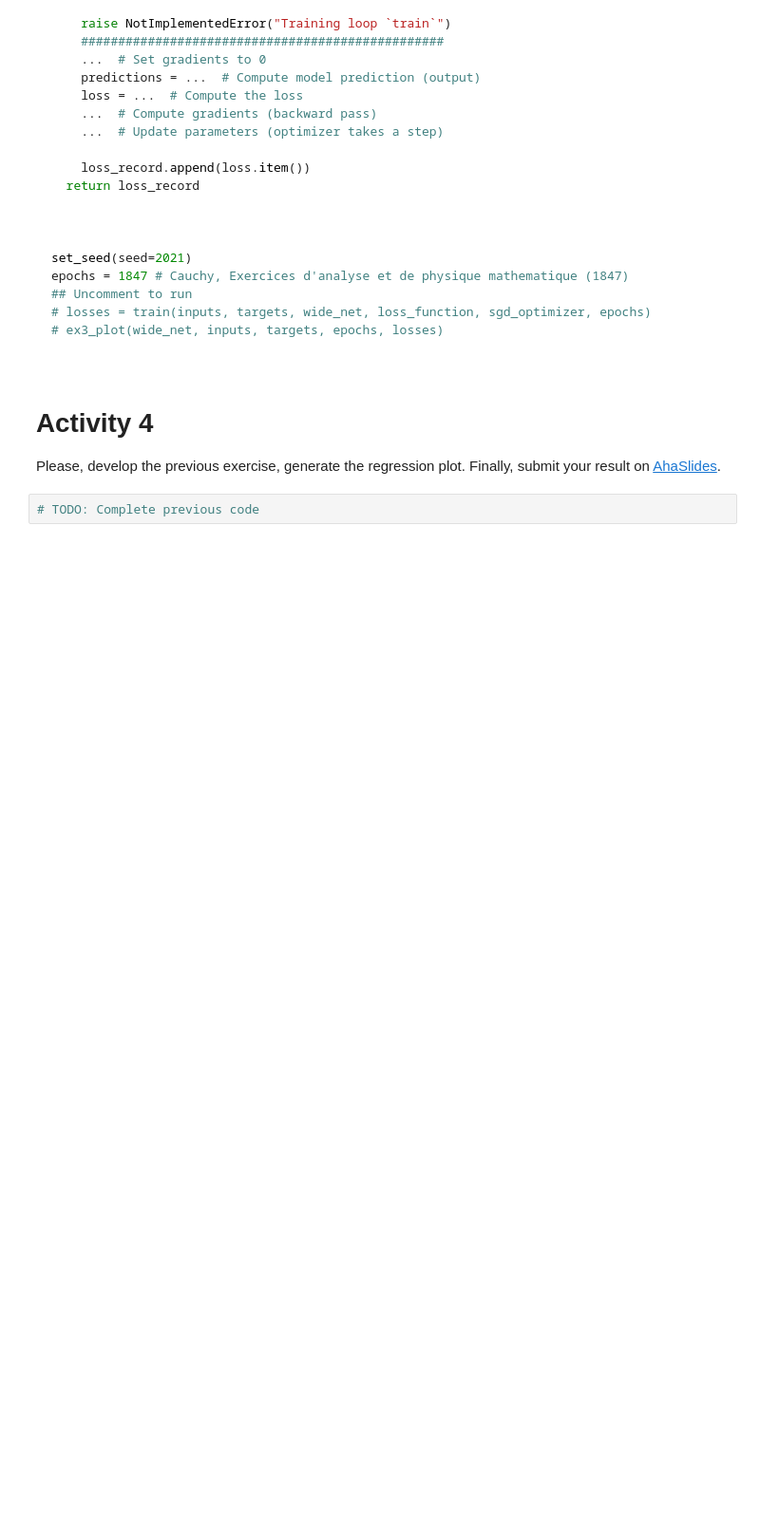
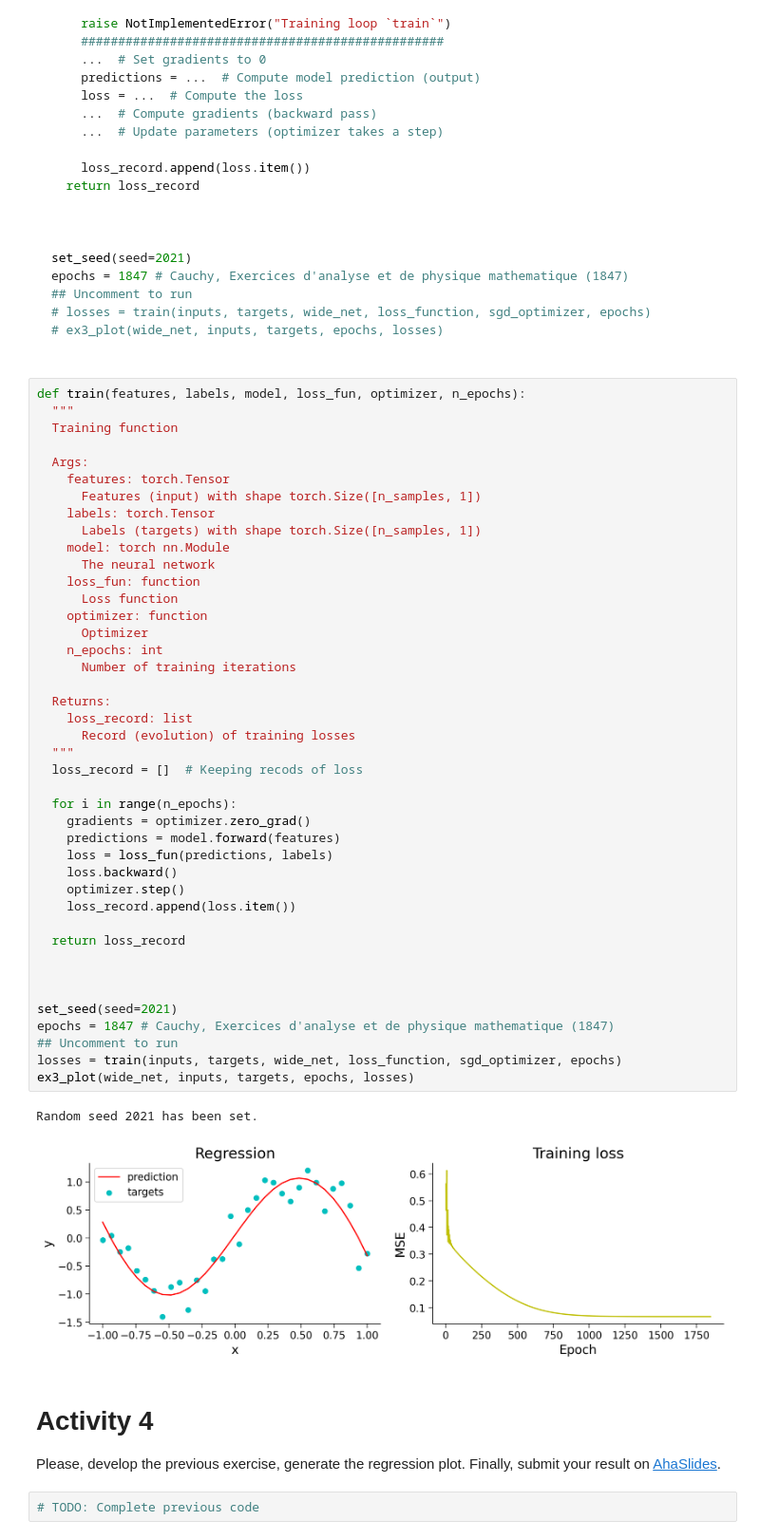
Before and after one commit to Wafik20/cs2770_spri26, a Jupyter notebook: lab_4_gradient_descent/lab_4_gradient_descent_student.ipynb, the cells around one changed output. Shown at 95% size. Cells and saved outputs as stored; diff of their text form; blank space fills up the shorter version.

````diff
--- a/lab_4_gradient_descent/lab_4_gradient_descent_student.ipynb
+++ b/lab_4_gradient_descent/lab_4_gradient_descent_student.ipynb
@@ -579,6 +573,51 @@ epochs = 1847 # Cauchy, Exercices d'analyse et de physique mathematique (1847)
 # ex3_plot(wide_net, inputs, targets, epochs, losses)
 
 ```
+# %%
+def train(features, labels, model, loss_fun, optimizer, n_epochs):
+  """
+  Training function
+
+  Args:
+    features: torch.Tensor
+      Features (input) with shape torch.Size([n_samples, 1])
+    labels: torch.Tensor
+      Labels (targets) with shape torch.Size([n_samples, 1])
+    model: torch nn.Module
+      The neural network
+    loss_fun: function
+      Loss function
+    optimizer: function
+      Optimizer
+    n_epochs: int
+      Number of training iterations
+
+  Returns:
+    loss_record: list
+      Record (evolution) of training losses
+  """
+  loss_record = []  # Keeping recods of loss
+
+  for i in range(n_epochs):
+    gradients = optimizer.zero_grad()
+    predictions = model.forward(features)
+    loss = loss_fun(predictions, labels)
+    loss.backward()
+    optimizer.step()
+    loss_record.append(loss.item())
+
+  return loss_record
+
+
+
+set_seed(seed=2021)
+epochs = 1847 # Cauchy, Exercices d'analyse et de physique mathematique (1847)
+## Uncomment to run
+losses = train(inputs, targets, wide_net, loss_function, sgd_optimizer, epochs)
+ex3_plot(wide_net, inputs, targets, epochs, losses)
+# %% [output]
+Random seed 2021 has been set.
+[figure, added]
 # %% [markdown]
 # Activity 4
 Please, develop the previous exercise, generate the regression plot. Finally, submit your result on [AhaSlides](https://ahaslides.com/81RMT).
````
Also changed, not shown: parts of 3 cells of this notebook.
